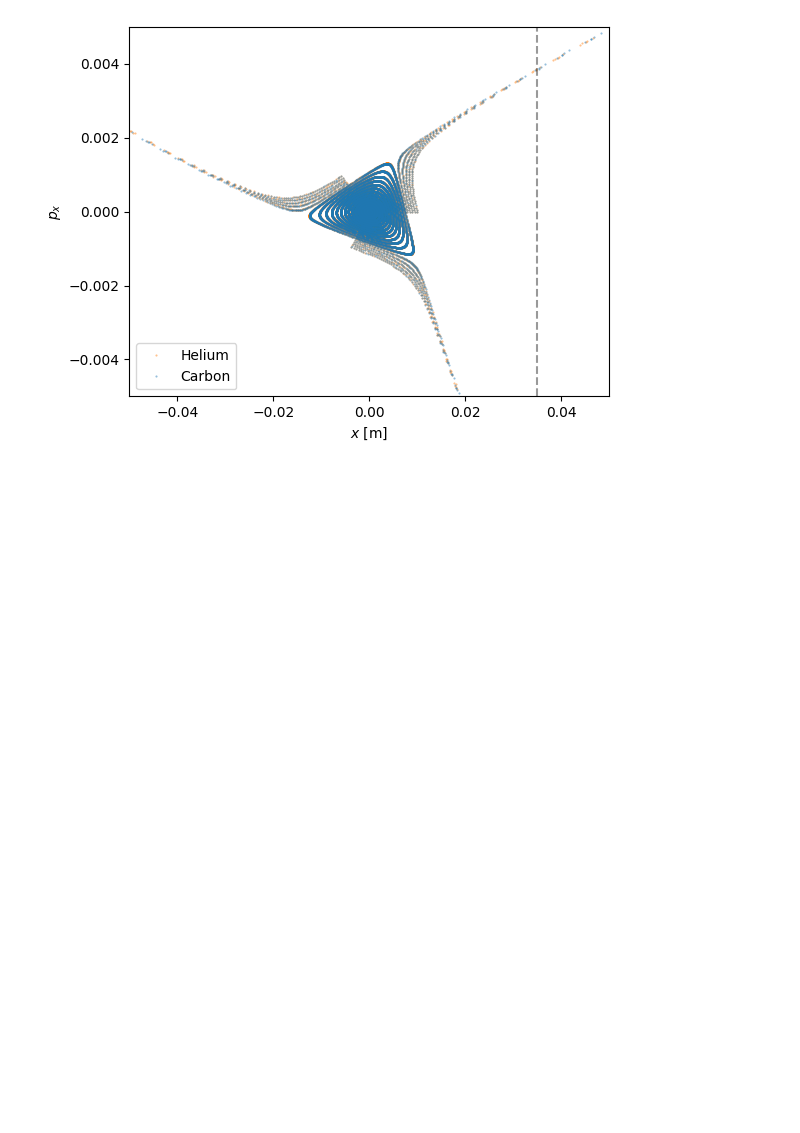
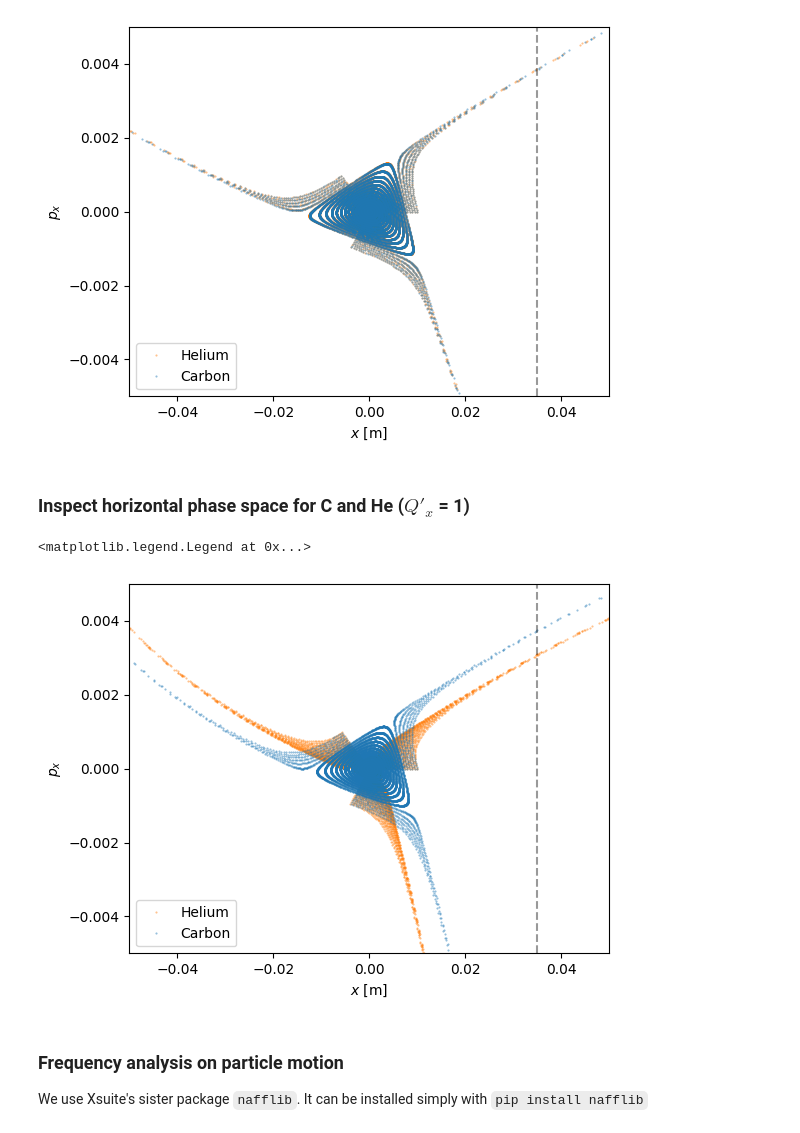
Before and after one commit to xsuite/tutorial_mixed_beams, a Jupyter notebook: notebook_04_mixed_beams_slow_extraction.ipynb, the cells around one changed output. Cells and saved outputs as stored; diff of their text form; code cells hidden in the pictures; blank space fills up the shorter version.

Commit message:
Add frequency analysis

```diff
--- a/notebook_04_mixed_beams_slow_extraction.ipynb
+++ b/notebook_04_mixed_beams_slow_extraction.ipynb
@@ -89,3 +92,5 @@ plt.legend()
 # %% [output]
 <matplotlib.legend.Legend at 0x...>
 [figure]
+# %% [markdown]
+### Inspect horizontal phase space for C and He ($Q'_x$ = 1)
@@ -91,0 +99,27 @@ plt.legend()
+# %%
+# Track two particle sets logging turn-by-turn data
+p_car = p0_car.copy()
+line.track(p_car, num_turns=1000, turn_by_turn_monitor=True,
+           with_progress=True)
+rec_car = line.record_last_track
+
+p_hel = p0_hel.copy()
+line.track(p_hel, num_turns=1000, turn_by_turn_monitor=True,
+           with_progress=True)
+rec_hel = line.record_last_track
+# %%
+# Plot turn-by-turn data
+plt.figure()
+plt.plot(rec_hel.x.flatten(), rec_hel.px.flatten(), '.', markersize=1, color='C1', alpha=0.5, label='Helium')
+plt.plot(rec_car.x.flatten(), rec_car.px.flatten(), '.', markersize=1, color='C0', alpha=0.5, label='Carbon')
+plt.xlabel(r'$x$ [m]'); plt.ylabel(r'$p_x$'), plt.xlim(-5e-2, 5e-2); plt.ylim(-5e-3, 5e-3)
+plt.axvline(x=x_septum, color='k', alpha=0.4, linestyle='--')
+plt.subplots_adjust(left=.15)
+plt.legend()
+# %% [output]
+<matplotlib.legend.Legend at 0x...>
+[figure, added]
+# %% [markdown]
+### Frequency analysis on particle motion
+
+We use Xsuite's sister package `nafflib`. It can be installed simply with `pip install nafflib`
```
Also changed, not shown: parts of 8 cells of this notebook.
